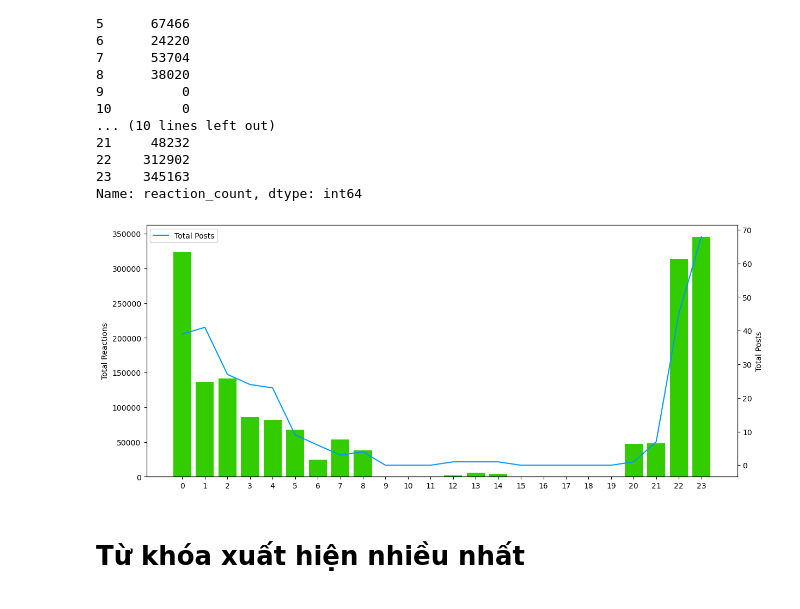
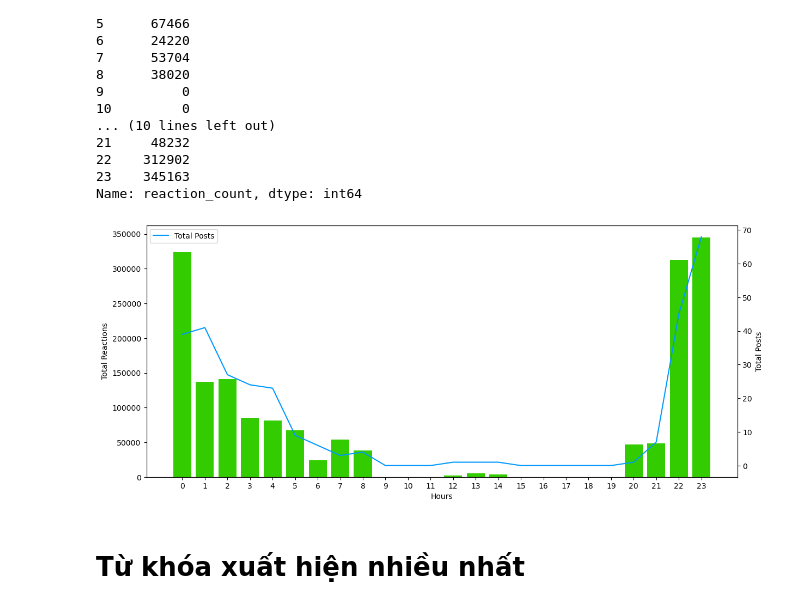
Before and after one commit to NguyenXuanHiep1709/Final-Project, a Jupyter notebook: Analyze_Data.ipynb, the cells around one changed output. Drawn from its saved outputs; the diff is of its cells as text; code cells hidden in the pictures.

```diff
--- a/Analyze_Data.ipynb
+++ b/Analyze_Data.ipynb
@@ -160,22 +160,23 @@ Name: reaction_count, dtype: int64
 # %%
 fig, ax1 = plt.subplots(figsize=(14, 6))
 
 ax1.bar(total_reactions_by_hour.index, total_reactions_by_hour.values, color='#33CC00', label='Total Reactions')
 ax1.set_xticks(total_reactions_by_hour.index)
+ax1.set_xlabel('Hours')
 ax1.set_ylabel('Total Reactions')
 ax1.tick_params(axis='y')
 
 ax2 = ax1.twinx()
 
 ax2.plot(total_posts_by_hour.index, total_posts_by_hour.values, color='#0099FF', label='Total Posts')
 ax2.set_ylabel('Total Posts')
 ax2.tick_params(axis='y')
 
 plt.xlabel('Hours')
 plt.legend()
 plt.show()
 # %% [output]
-[figure, old version]
+[figure, new version]
 # %% [markdown]
 # Từ khóa xuất hiện nhiều nhất
 # %%
```
Also changed, not shown: parts of 10 cells of this notebook, 3 other files.
